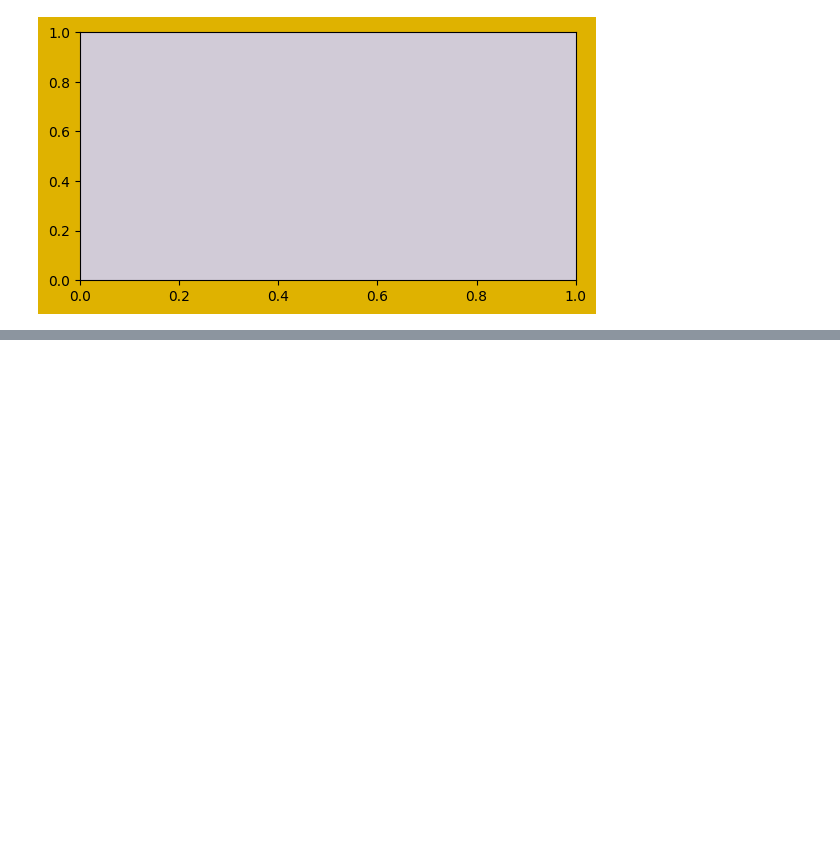
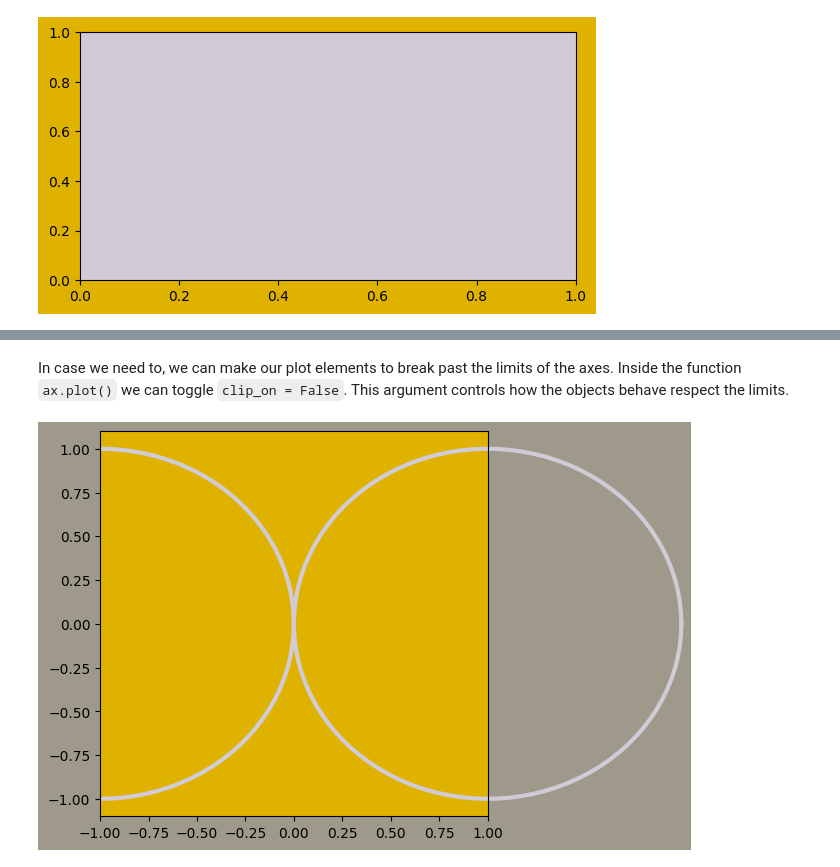
Before and after one commit to alvarohernandezalt/matplotlib_thePathof, a Jupyter notebook: 01_OOP_InterfacesDesign/AB_Appearance_TicksGridsAxes.ipynb, the cells around one changed output, grey strips where cells are left out. Cells and saved outputs as stored; diff of their text form; code cells hidden in the pictures; blank space fills up the shorter version.

```diff
--- a/01_OOP_InterfacesDesign/AB_Appearance_TicksGridsAxes.ipynb
+++ b/01_OOP_InterfacesDesign/AB_Appearance_TicksGridsAxes.ipynb
@@ -23,0 +56,16 @@ ax.set_aspect(0.5)
+# %% [markdown]
+In case we need to, we can make our plot elements to break past the limits of the axes. Inside the function `ax.plot()` we can toggle `clip_on = False`. This argument controls how the objects behave respect the limits.
+# %%
+fig, ax = plt.figure(figsize=(5,5), facecolor='#9F998B'), plt.axes(facecolor='#DFB200')
+
+# Create a circle
+u = np.linspace(0,2*np.pi, 100)
+x = np.cos(u)
+y = np.sin(u)
+
+ax.plot(x-1,y,color='#D1CBD7', linewidth=3)
+ax.plot(x+1,y,color='#D1CBD7', linewidth=3, clip_on=False)
+
+ax.set_xlim(-1,1); # Force the circle to be out the limits
+# %% [output]
+[figure, added]
```
Also changed, not shown: parts of 6 cells of this notebook.
